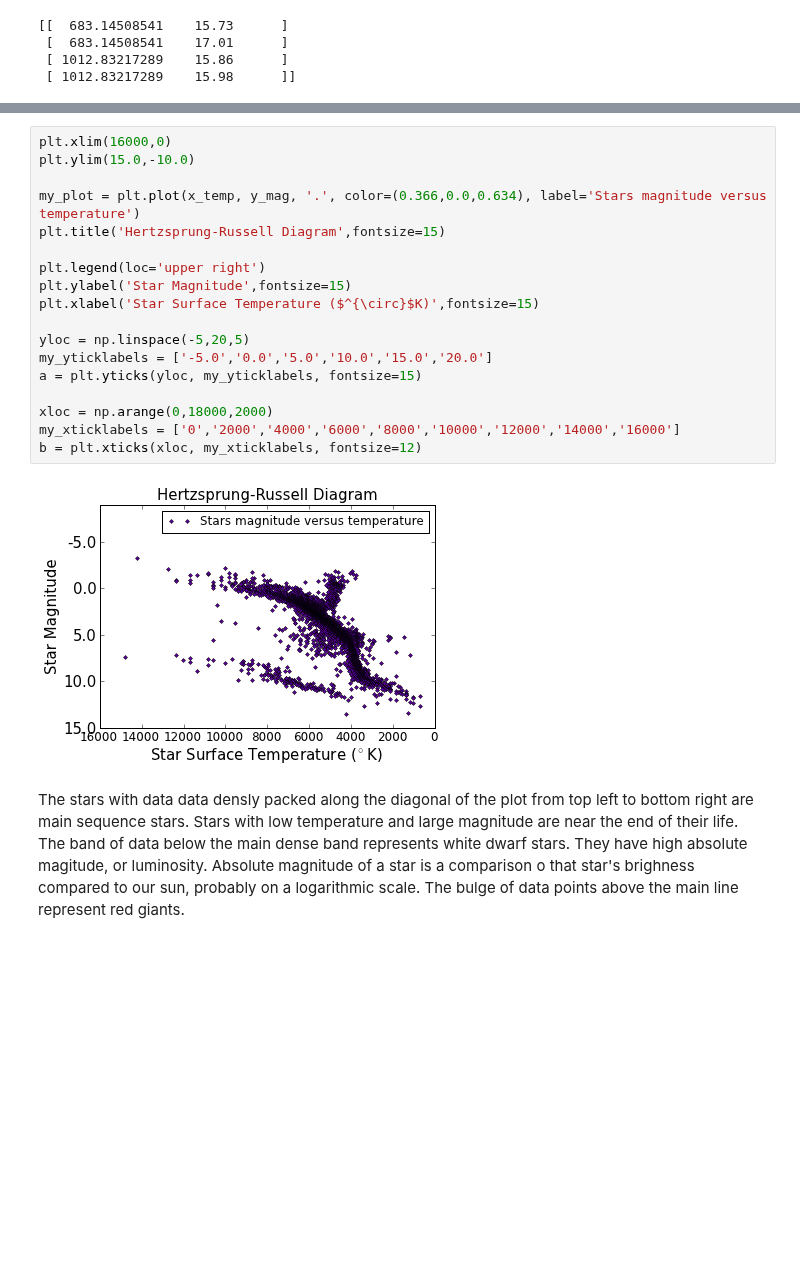
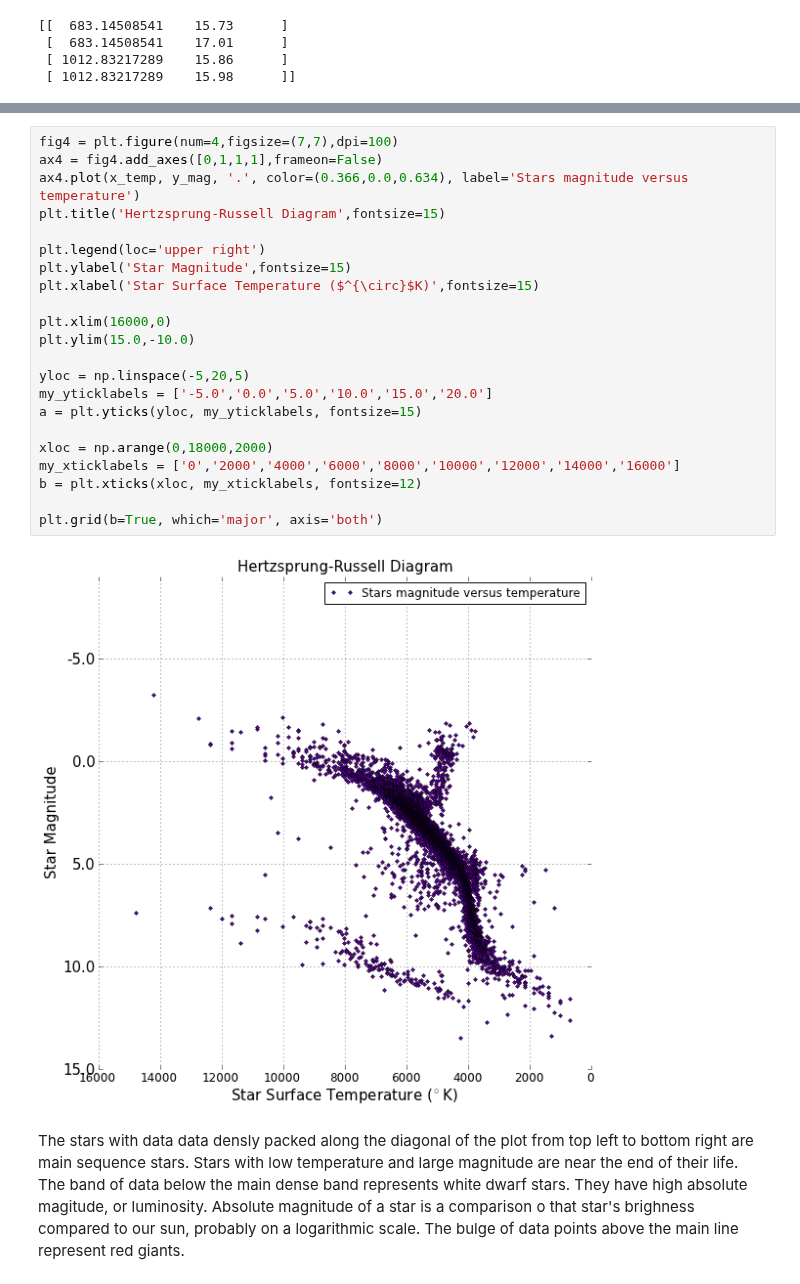
Before and after one commit to kbouch/PHYS202-S13, a Jupyter notebook: Week3/GraphicsEx2.ipynb, the cells around one changed output, grey strips where cells are left out. Saved outputs shown, nothing was run; the diff lists cells and outputs as text; blank space fills up the shorter version.

```diff
--- a/Week3/GraphicsEx2.ipynb
+++ b/Week3/GraphicsEx2.ipynb
@@ -327,23 +284,27 @@ b = plt.xticks(xloc, my_xticklabels, fontsize=12)
 # %%
-plt.xlim(16000,0)
-plt.ylim(15.0,-10.0)
-
-my_plot = plt.plot(x_temp, y_mag, '.', color=(0.366,0.0,0.634), label='Stars magnitude versus temperature')
+fig4 = plt.figure(num=4,figsize=(7,7),dpi=100)
+ax4 = fig4.add_axes([0,1,1,1],frameon=False)
+ax4.plot(x_temp, y_mag, '.', color=(0.366,0.0,0.634), label='Stars magnitude versus temperature')
 plt.title('Hertzsprung-Russell Diagram',fontsize=15)
 
 plt.legend(loc='upper right')
 plt.ylabel('Star Magnitude',fontsize=15)
 plt.xlabel('Star Surface Temperature ($^{\circ}$K)',fontsize=15)
+
+plt.xlim(16000,0)
+plt.ylim(15.0,-10.0)
 
 yloc = np.linspace(-5,20,5)
 my_yticklabels = ['-5.0','0.0','5.0','10.0','15.0','20.0']
 a = plt.yticks(yloc, my_yticklabels, fontsize=15)
 
 xloc = np.arange(0,18000,2000)
 my_xticklabels = ['0','2000','4000','6000','8000','10000','12000','14000','16000']
 b = plt.xticks(xloc, my_xticklabels, fontsize=12)
+
+plt.grid(b=True, which='major', axis='both')
 # %% [output]
-[figure, old version]
+[figure, new version]
 # %% [markdown]
 The stars with data data densly packed along the diagonal of the plot from top left to bottom right are main sequence stars. Stars with low temperature and large magnitude are near the end of their life. The band of data below the main dense band represents white dwarf stars. They have high absolute magitude, or luminosity. Absolute magnitude of a star is a comparison o that star's brighness compared to our sun, probably on a logarithmic scale.
 The bulge of data points above the main line represent red giants.
```
Also changed, not shown: parts of 12 cells of this notebook, 1 other file.
